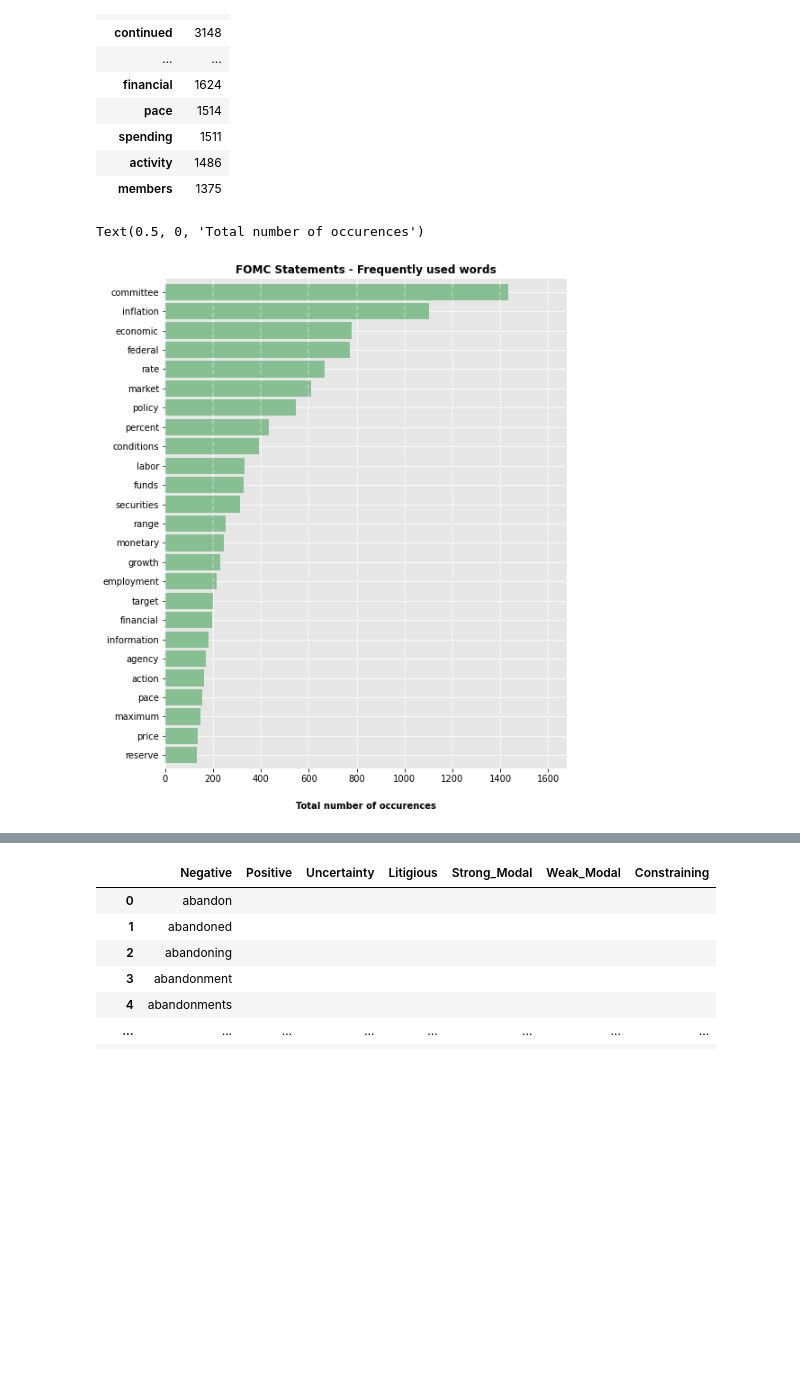
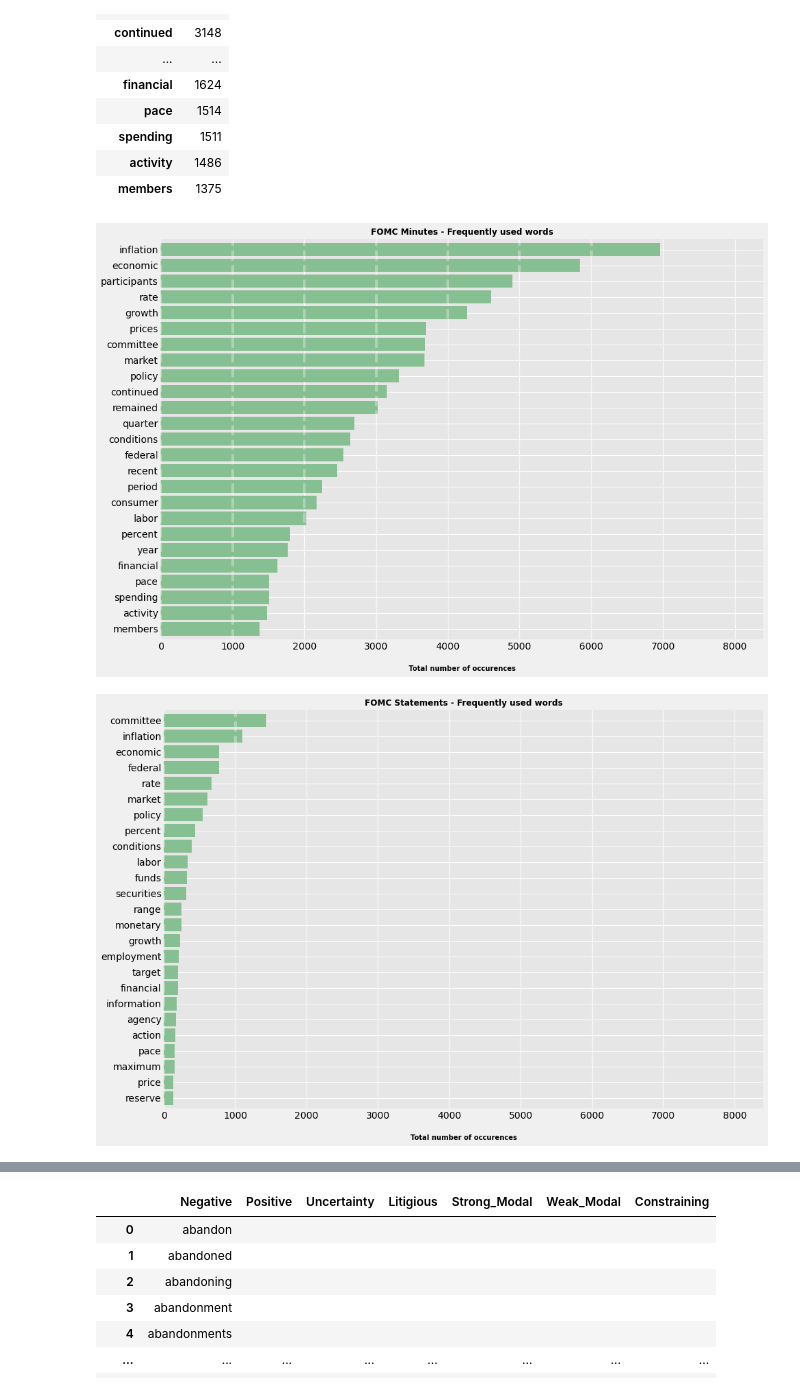
Before and after one commit to ahabug/PHBS_MLF_2021, a Jupyter notebook: Sentiment analysis on central bank statement/Sentiment Analysis.ipynb, the cells around one changed output, grey strips where cells are left out. Cells and saved outputs as stored; diff of their text form; code cells hidden in the pictures; blank space fills up the shorter version.

```diff
--- a/Sentiment analysis on central bank statement/Sentiment Analysis.ipynb
+++ b/Sentiment analysis on central bank statement/Sentiment Analysis.ipynb
@@ -167,0 +158,4 @@ df_statements.head()
+# %%
+df_statements["number of words"] = df_statements["statements"].swifter.apply(
+    lambda x: sum(len(y.split()) for y in x.split('.')))
+df_statements["number of sentences"] = df_statements["statements"].swifter.apply(lambda x: len(x.split('.')))
@@ -167,0 +178,14 @@ df_statements.head()
+# %%
+plt.rcParams["figure.figsize"] = (18, 9)
+plt.style.use('fivethirtyeight')
+fig, ax = plt.subplots()
+ax.plot(df_statements.index, df_statements["number of sentences"], 'b', label='number of sentences')
+ax2 = ax.twinx()
+ax2.plot(df_statements.index, df_statements["number of words"], 'r', label='number of words')
+plt.title('FOMC statements stats', size='medium')
+ax.legend(loc=2)
+ax2.legend(loc=1)
+ax.set_ylabel("number of sentences", size='medium')
+ax2.set_ylabel("number of words", size='medium')
+ax.set_xlabel("date", size='medium')
+plt.show()
@@ -274,22 +344,38 @@ sorted_top_words_2
 # %%
 sorted_top_words_1 = sorted_top_words_1.sort_values(by="Count")
 sorted_top_words_2 = sorted_top_words_2.sort_values(by="Count")
 
-plt.rc('axes', facecolor='#E6E6E6', edgecolor='none', axisbelow=True, grid=True)
+plt.rc('axes', facecolor='#E6E6E6', edgecolor='none',
+       axisbelow=True, grid=True)
 plt.rc('grid', color='w', linestyle='solid')
 
-ax = sorted_top_words_1.plot(kind='barh', figsize=(8, 10), color='#86bf91', width=0.85)
+ax1 = sorted_top_words_2.plot(kind='barh', figsize=(14, 10), color='#86bf91', width=0.85)
 
-ax.get_legend().remove()
+ax1.get_legend().remove()
+plt.title("FOMC Minutes - Frequently used words", fontsize=12, weight='bold')
+# Draw vertical axis lines
+vals = ax1.get_xticks()
+for tick in vals:
+    ax1.axvline(x=tick, linestyle='dashed', alpha=0.4, color='#eeeeee', zorder=1)
+
+# Set axis labels
+ax1.yaxis.label.set_visible(False)
+ax1.set_xlabel("Total number of occurences", labelpad=20, weight='bold', size=10)
+
+ax2 = sorted_top_words_1.plot(kind='barh', figsize=(14, 10), color='#86bf91', width=0.85)
+
+ax2.get_legend().remove()
 plt.title("FOMC Statements - Frequently used words", fontsize=12, weight='bold')
 # Draw vertical axis lines
-vals = ax.get_xticks()
+# vals = ax2.get_xticks()
 for tick in vals:
-    ax.axvline(x=tick, linestyle='dashed', alpha=0.4, color='#eeeeee', zorder=1)
+    ax2.axvline(x=tick, linestyle='dashed', alpha=0.4, color='#eeeeee', zorder=1)
 
 # Set axis labels
-ax.yaxis.label.set_visible(False)
-ax.set_xlabel("Total number of occurences", labelpad=20, weight='bold', size=10)
+ax2.yaxis.label.set_visible(False)
+ax2.set_xlabel("Total number of occurences", labelpad=20, weight='bold', size=10)
+
+ax1.get_shared_x_axes().join(ax1, ax2)
 # %% [output]
-Text(0.5, 0, 'Total number of occurences')
-[figure, old version]
+[figure, new version]
+[figure, added]
```
Also changed, not shown: parts of 70 cells of this notebook, 4 other files.
